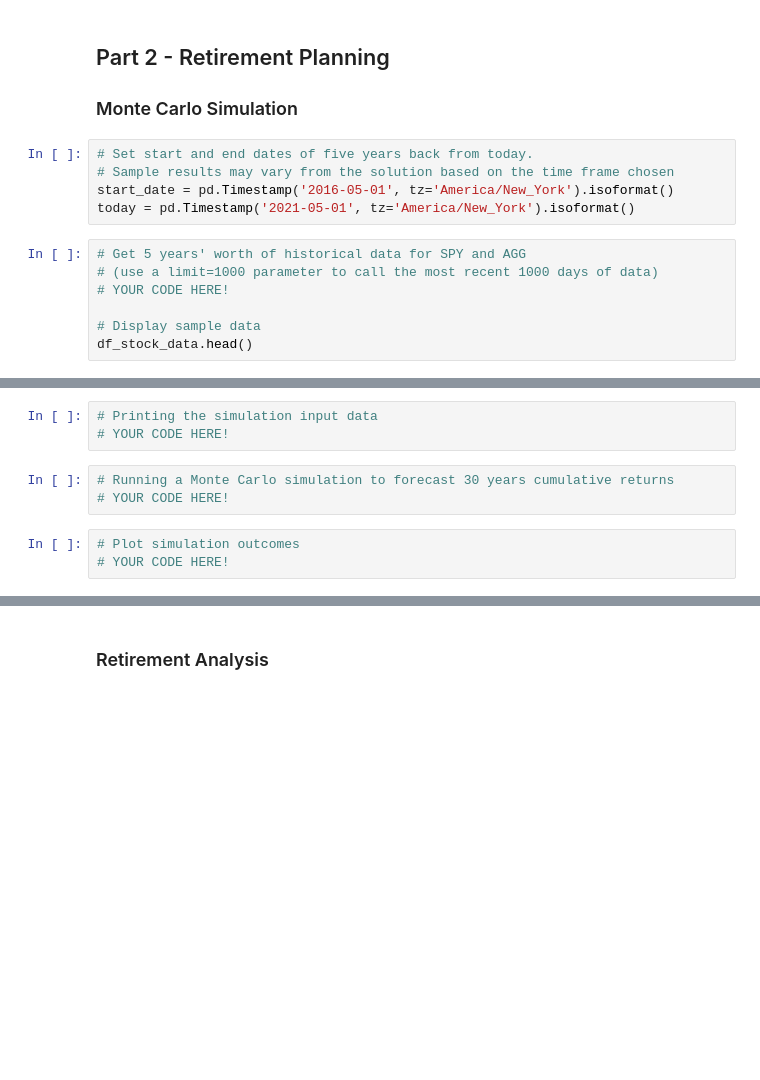
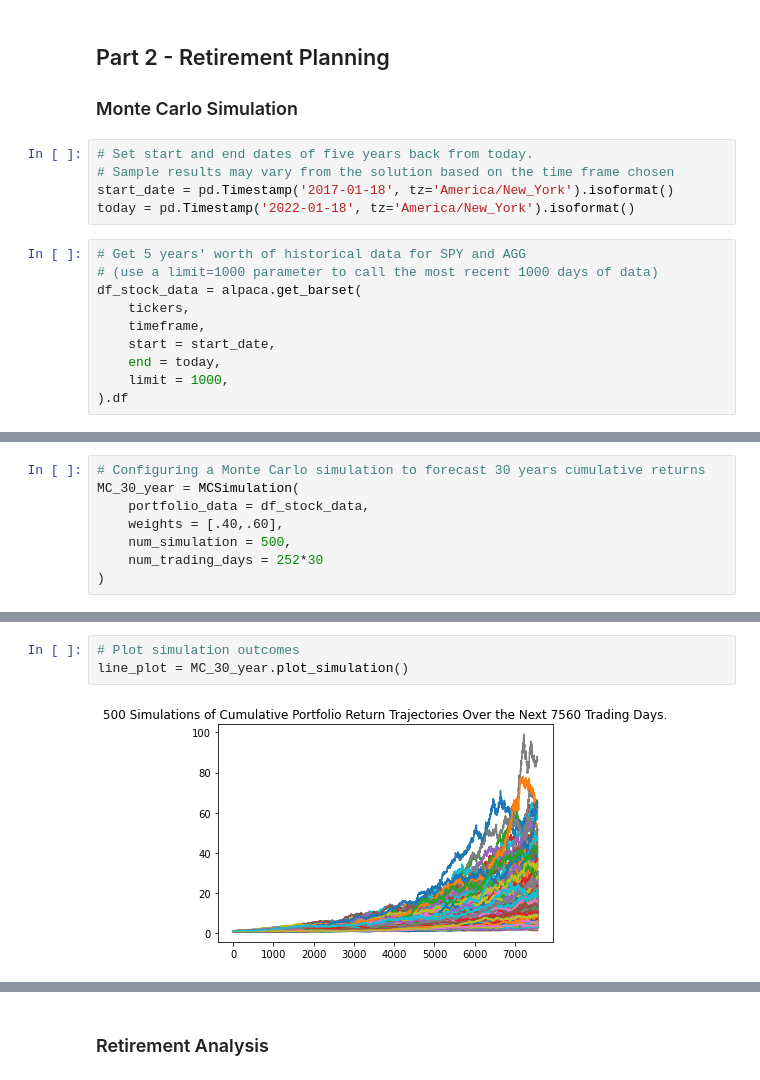
Before and after one commit to joeyh2/financial-planning, a Jupyter notebook: financial-planner.ipynb, the cells around one changed output, grey strips where cells are left out. Saved outputs shown, nothing was run; the diff lists cells and outputs as text; blank space fills up the shorter version.

Commit message:
monte carlo simulation performed

```diff
--- a/financial-planner.ipynb
+++ b/financial-planner.ipynb
@@ -223,12 +223,15 @@ Congratulations! Your savings of $112383.086 are at a level 3x or more than mont
 # %%
 # Set start and end dates of five years back from today.
 # Sample results may vary from the solution based on the time frame chosen
-start_date = pd.Timestamp('2016-05-01', tz='America/New_York').isoformat()
-today = pd.Timestamp('2021-05-01', tz='America/New_York').isoformat()
+start_date = pd.Timestamp('2017-01-18', tz='America/New_York').isoformat()
+today = pd.Timestamp('2022-01-18', tz='America/New_York').isoformat()
 # %%
 # Get 5 years' worth of historical data for SPY and AGG
 # (use a limit=1000 parameter to call the most recent 1000 days of data)
-# YOUR CODE HERE!
-
-# Display sample data
-df_stock_data.head()
+df_stock_data = alpaca.get_barset(
+    tickers,
+    timeframe,
+    start = start_date,
+    end = today,
+    limit = 1000,
+).df
@@ -234,0 +271,8 @@ df_stock_data.head()
+# %%
+# Configuring a Monte Carlo simulation to forecast 30 years cumulative returns
+MC_30_year = MCSimulation(
+    portfolio_data = df_stock_data,
+    weights = [.40,.60],
+    num_simulation = 500,
+    num_trading_days = 252*30
+)
@@ -238,11 +336,7 @@ df_stock_data.head()
-# %%
-# Printing the simulation input data
-# YOUR CODE HERE!
-# %%
-# Running a Monte Carlo simulation to forecast 30 years cumulative returns
-# YOUR CODE HERE!
 # %%
 # Plot simulation outcomes
-# YOUR CODE HERE!
+line_plot = MC_30_year.plot_simulation()
+# %% [output]
+[figure, added]
 # %%
 # Plot probability distribution and confidence intervals
```
Also changed, not shown: parts of 13 cells of this notebook.
